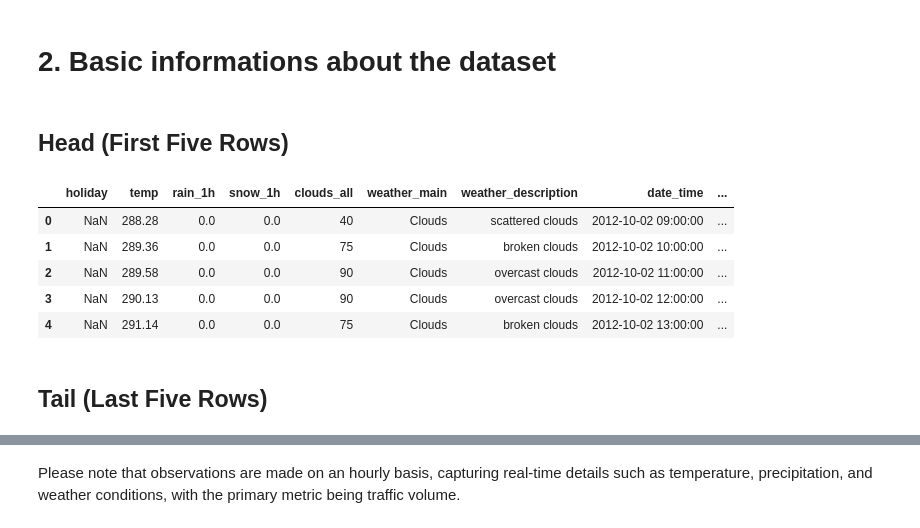
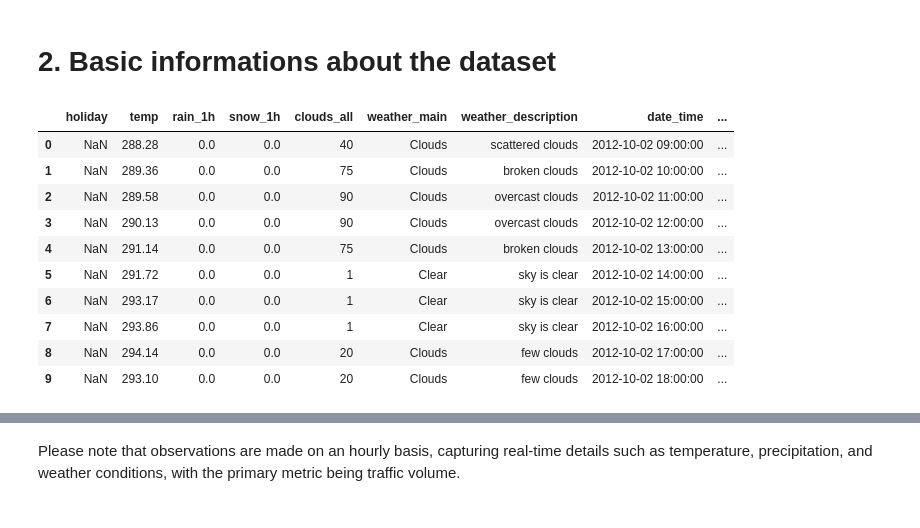
Before and after one commit to LuizCorrei4/predict-traffic-volume, a Jupyter notebook: notebooks/01-exploration.ipynb, the cells around one changed output, grey strips where cells are left out. Drawn from its saved outputs; the diff is of its cells as text; code cells hidden in the pictures.

```diff
--- a/notebooks/01-exploration.ipynb
+++ b/notebooks/01-exploration.ipynb
@@ -6,20 +6,21 @@ import seaborn as sns
 import matplotlib.pyplot as plt
 
 # Load dataset
-caminho_arquivo = '../data/Metro_Interstate_Traffic_Volume.csv'
+caminho_arquivo = '../data/raw/Metro_Interstate_Traffic_Volume.csv'
 df = pd.read_csv(caminho_arquivo)
 # %% [markdown]
 # 2. Basic informations about the dataset
-# %% [markdown]
-## Head (First Five Rows)
 # %%
-df.head()
+df.head(10)
 # %% [output]
 |  | holiday | temp | rain_1h | snow_1h | clouds_all | weather_main | weather_description | date_time | ... |
 | 0 | NaN | 288.28 | 0.0 | 0.0 | 40 | Clouds | scattered clouds | 2012-10-02 09:00:00 | ... |
 | 1 | NaN | 289.36 | 0.0 | 0.0 | 75 | Clouds | broken clouds | 2012-10-02 10:00:00 | ... |
 | 2 | NaN | 289.58 | 0.0 | 0.0 | 90 | Clouds | overcast clouds | 2012-10-02 11:00:00 | ... |
 | 3 | NaN | 290.13 | 0.0 | 0.0 | 90 | Clouds | overcast clouds | 2012-10-02 12:00:00 | ... |
 | 4 | NaN | 291.14 | 0.0 | 0.0 | 75 | Clouds | broken clouds | 2012-10-02 13:00:00 | ... |
+| 5 | NaN | 291.72 | 0.0 | 0.0 | 1 | Clear | sky is clear | 2012-10-02 14:00:00 | ... |
+| 6 | NaN | 293.17 | 0.0 | 0.0 | 1 | Clear | sky is clear | 2012-10-02 15:00:00 | ... |
+| 7 | NaN | 293.86 | 0.0 | 0.0 | 1 | Clear | sky is clear | 2012-10-02 16:00:00 | ... |
+| 8 | NaN | 294.14 | 0.0 | 0.0 | 20 | Clouds | few clouds | 2012-10-02 17:00:00 | ... |
+| 9 | NaN | 293.10 | 0.0 | 0.0 | 20 | Clouds | few clouds | 2012-10-02 18:00:00 | ... |
-# %% [markdown]
-## Tail (Last Five Rows)
```
Also changed, not shown: parts of 17 cells of this notebook, 15 other files.
